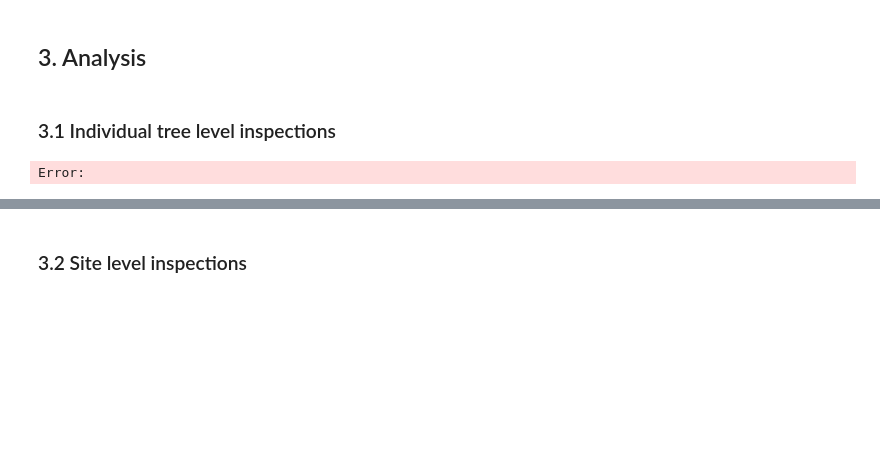
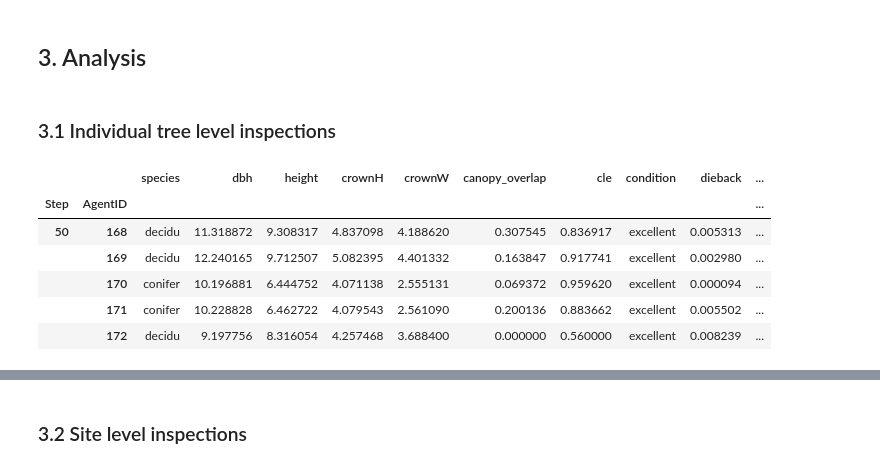
Before and after one commit to lucidmindsai/gus, a Jupyter notebook: notebooks/Tutorial.ipynb, the cells around one changed output, grey strips where cells are left out. Drawn from its saved outputs; the diff is of its cells as text; code cells hidden in the pictures; blank space fills up the shorter version.

```diff
--- a/notebooks/Tutorial.ipynb
+++ b/notebooks/Tutorial.ipynb
@@ -81,6 +103,6 @@ Error:
 ### 1.2 Creating a digital twin of the site
 # %%
 site = Urban(df_pop,
-            ff_config_allometrics,
-            ff_config_site,
+            fname_config_allometrics,
+            fname_config_site,
             scenario_params)
@@ -115,12 +133,18 @@ Error:
 ### 3.1 Individual tree level inspections
 # %%
 # Tree level individual variables
-fname_output_trees = resource_filename("src", "gus/outputs/trees_yearly.json")
+fname_output_trees = os.path.join("../src", "gus/outputs/trees_yearly.json")
 df_out_tree = site.datacollector.get_agent_vars_dataframe()
 df_out_tree.to_csv(fname_output_trees, index=True)
 df_out_tree.tail()
 # %% [output]
-Error:
+|  |  | species | dbh | height | crownH | crownW | canopy_overlap | cle | condition | dieback | ... |
+| Step | AgentID |  |  |  |  |  |  |  |  |  | ... |
+| 50 | 168 | decidu | 11.318872 | 9.308317 | 4.837098 | 4.188620 | 0.307545 | 0.836917 | excellent | 0.005313 | ... |
+|  | 169 | decidu | 12.240165 | 9.712507 | 5.082395 | 4.401332 | 0.163847 | 0.917741 | excellent | 0.002980 | ... |
+|  | 170 | conifer | 10.196881 | 6.444752 | 4.071138 | 2.555131 | 0.069372 | 0.959620 | excellent | 0.000094 | ... |
+|  | 171 | conifer | 10.228828 | 6.462722 | 4.079543 | 2.561090 | 0.200136 | 0.883662 | excellent | 0.005502 | ... |
+|  | 172 | decidu | 9.197756 | 8.316054 | 4.257468 | 3.688400 | 0.000000 | 0.560000 | excellent | 0.008239 | ... |
 # %%
 Specific_Tree = df_out_tree.xs(42, level="AgentID")
 Specific_Tree.tail()
```
Also changed, not shown: parts of 12 cells of this notebook, 1 other file.
